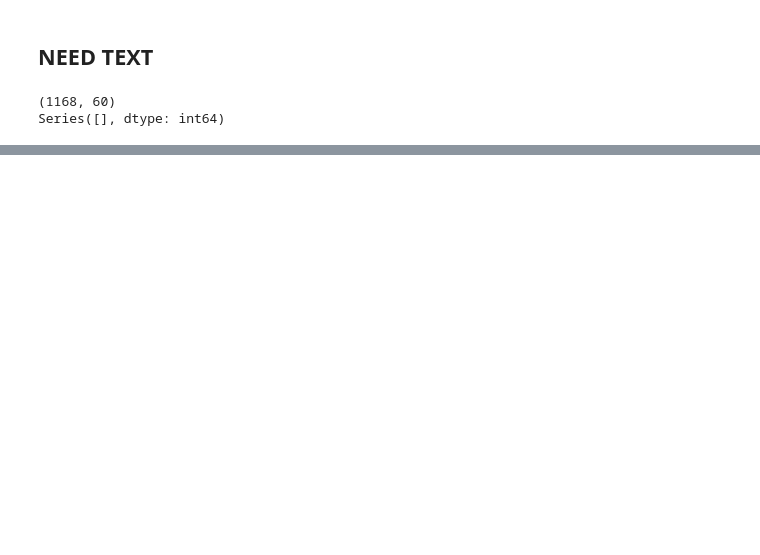
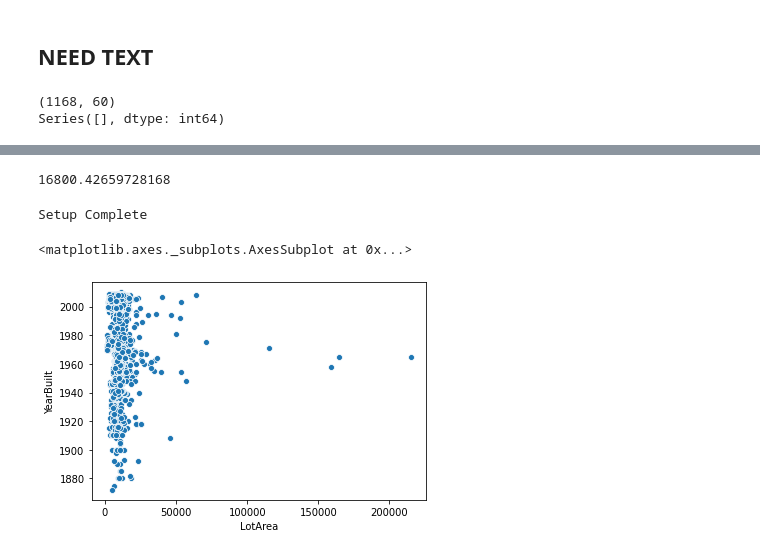
Before and after one commit to atomrepos/Real_Estate_Data_Analysis, a Jupyter notebook: Real_Estate_Analysis.ipynb, the cells around one changed output, grey strips where cells are left out. Cells and saved outputs as stored; diff of their text form; code cells hidden in the pictures; blank space fills up the shorter version.

Commit message:
Ran some regression models. XG boost. EDA with graphs.

```diff
--- a/Real_Estate_Analysis.ipynb
+++ b/Real_Estate_Analysis.ipynb
@@ -117,0 +220,14 @@ Series([], dtype: int64)
+# %%
+from sklearn.ensemble import RandomForestRegressor
+from sklearn.metrics import mean_absolute_error
+from sklearn.tree import DecisionTreeRegressor
+from xgboost import XGBRegressor
+
+# Function for comparing different approaches
+OH_X_train, OH_X_valid, y_train, y_valid
+model = XGBRegressor(max_depth= 3, learning_rate=0.01,objective = 'reg:squarederror',n_estimators=1000,n_jobs=4)
+model.fit(OH_X_train, y_train)
+preds = model.predict(OH_X_valid)
+print(mean_absolute_error(y_valid, preds))
+# %% [output]
+16800.42659728168
@@ -117,0 +238,20 @@ Series([], dtype: int64)
+# %%
+import pandas as pd
+pd.plotting.register_matplotlib_converters()
+import matplotlib.pyplot as plt
+%matplotlib inline
+import seaborn as sns
+print("Setup Complete")
+# %% [output]
+Setup Complete
+# %%
+#Sale price vs lot area
+#sns.scatterplot(x=X['LotArea'], y=y)
+#hold on
+
+#Sale price vs lot area
+sns.scatterplot(x=X['LotArea'], y=X['YearBuilt'])
+# im a little supprised by this.
+# %% [output]
+<matplotlib.axes._subplots.AxesSubplot at 0x...>
+[figure, added]
```
Also changed, not shown: parts of 13 cells of this notebook.
